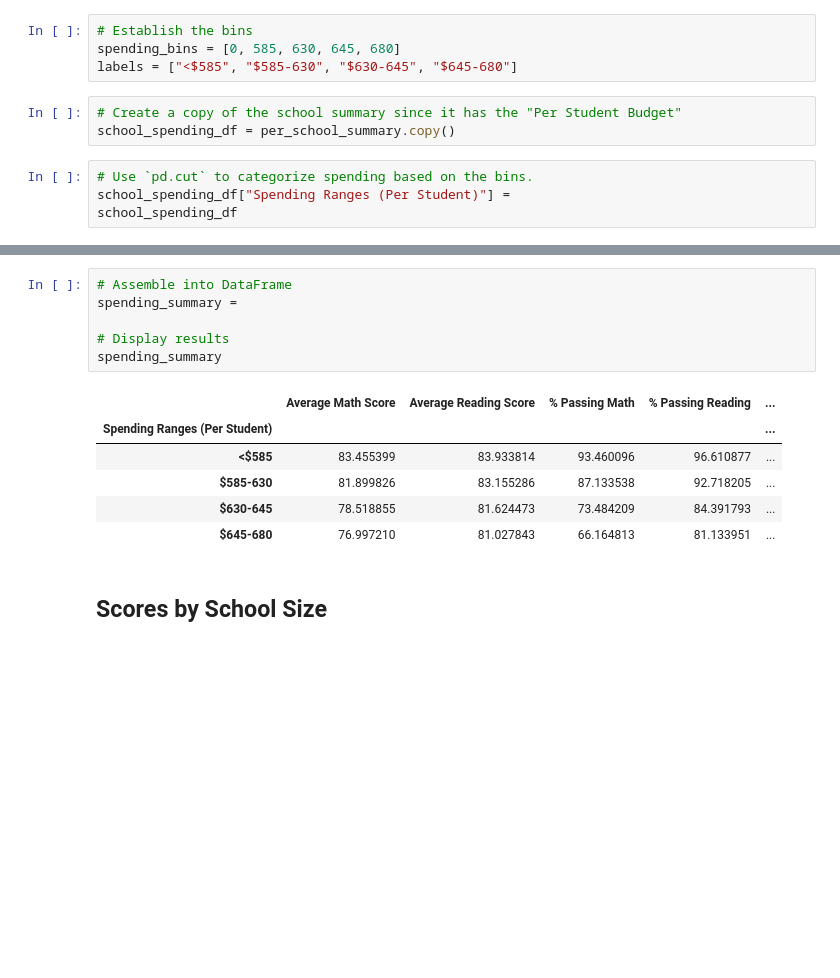
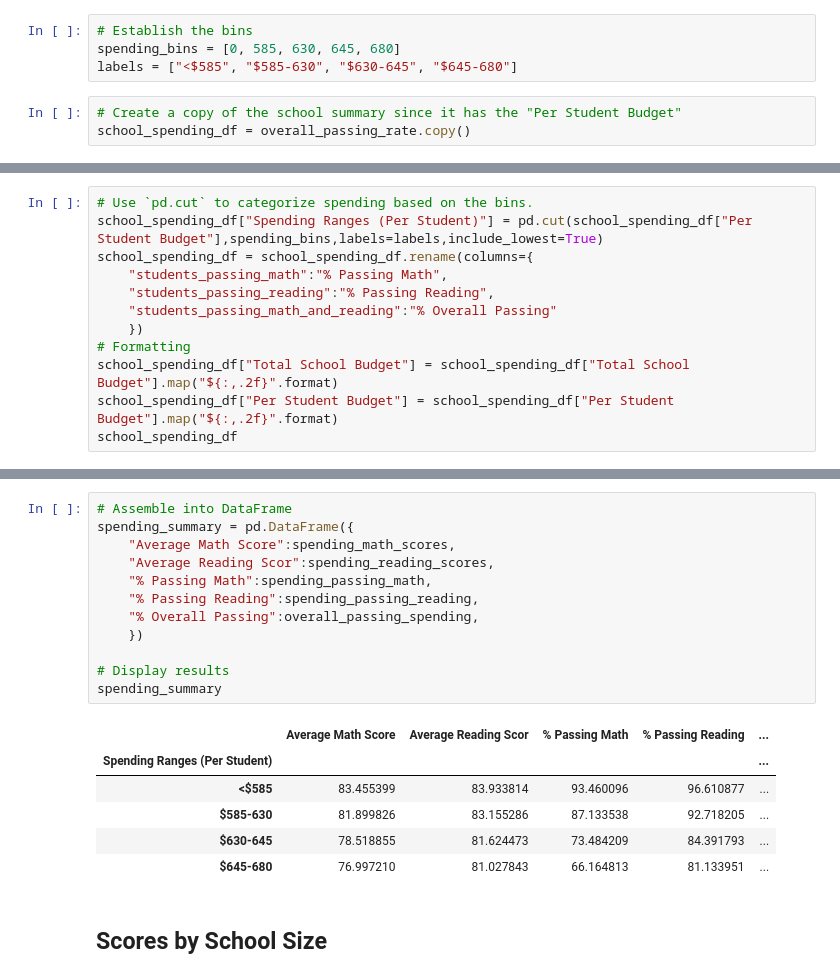
Before and after one commit to raniljoshua/Module-4-Challenge_pandas-challenge, a Jupyter notebook: PyCitySchools/PyCitySchools_starter.ipynb, the cells around one changed output, grey strips where cells are left out. Drawn from its saved outputs; the diff is of its cells as text; blank space fills up the shorter version.

```diff
--- a/PyCitySchools/PyCitySchools_starter.ipynb
+++ b/PyCitySchools/PyCitySchools_starter.ipynb
@@ -503,8 +541,4 @@ spending_bins = [0, 585, 630, 645, 680]
 labels = ["<$585", "$585-630", "$630-645", "$645-680"]
 # %%
 # Create a copy of the school summary since it has the "Per Student Budget"
-school_spending_df = per_school_summary.copy()
+school_spending_df = overall_passing_rate.copy()
-# %%
-# Use `pd.cut` to categorize spending based on the bins.
-school_spending_df["Spending Ranges (Per Student)"] =
-school_spending_df
@@ -527,0 +545,12 @@ school_spending_df
+# %%
+# Use `pd.cut` to categorize spending based on the bins.
+school_spending_df["Spending Ranges (Per Student)"] = pd.cut(school_spending_df["Per Student Budget"],spending_bins,labels=labels,include_lowest=True)
+school_spending_df = school_spending_df.rename(columns={
+    "students_passing_math":"% Passing Math",
+    "students_passing_reading":"% Passing Reading",
+    "students_passing_math_and_reading":"% Overall Passing"
+    })
+# Formatting
+school_spending_df["Total School Budget"] = school_spending_df["Total School Budget"].map("${:,.2f}".format)
+school_spending_df["Per Student Budget"] = school_spending_df["Per Student Budget"].map("${:,.2f}".format)
+school_spending_df
@@ -535,11 +589,17 @@ overall_passing_spending = school_spending_df.groupby(["Spending Ranges (Per Stu
 # %%
 # Assemble into DataFrame
-spending_summary =
+spending_summary = pd.DataFrame({
+    "Average Math Score":spending_math_scores,
+    "Average Reading Scor":spending_reading_scores,
+    "% Passing Math":spending_passing_math,
+    "% Passing Reading":spending_passing_reading,
+    "% Overall Passing":overall_passing_spending,
+    })
 
 # Display results
 spending_summary
 # %% [output]
-|  | Average Math Score | Average Reading Score | % Passing Math | % Passing Reading | ... |
+|  | Average Math Score | Average Reading Scor | % Passing Math | % Passing Reading | ... |
 | Spending Ranges (Per Student) |  |  |  |  | ... |
 | <$585 | 83.455399 | 83.933814 | 93.460096 | 96.610877 | ... |
 | $585-630 | 81.899826 | 83.155286 | 87.133538 | 92.718205 | ... |
```
Also changed, not shown: parts of 12 cells of this notebook.
